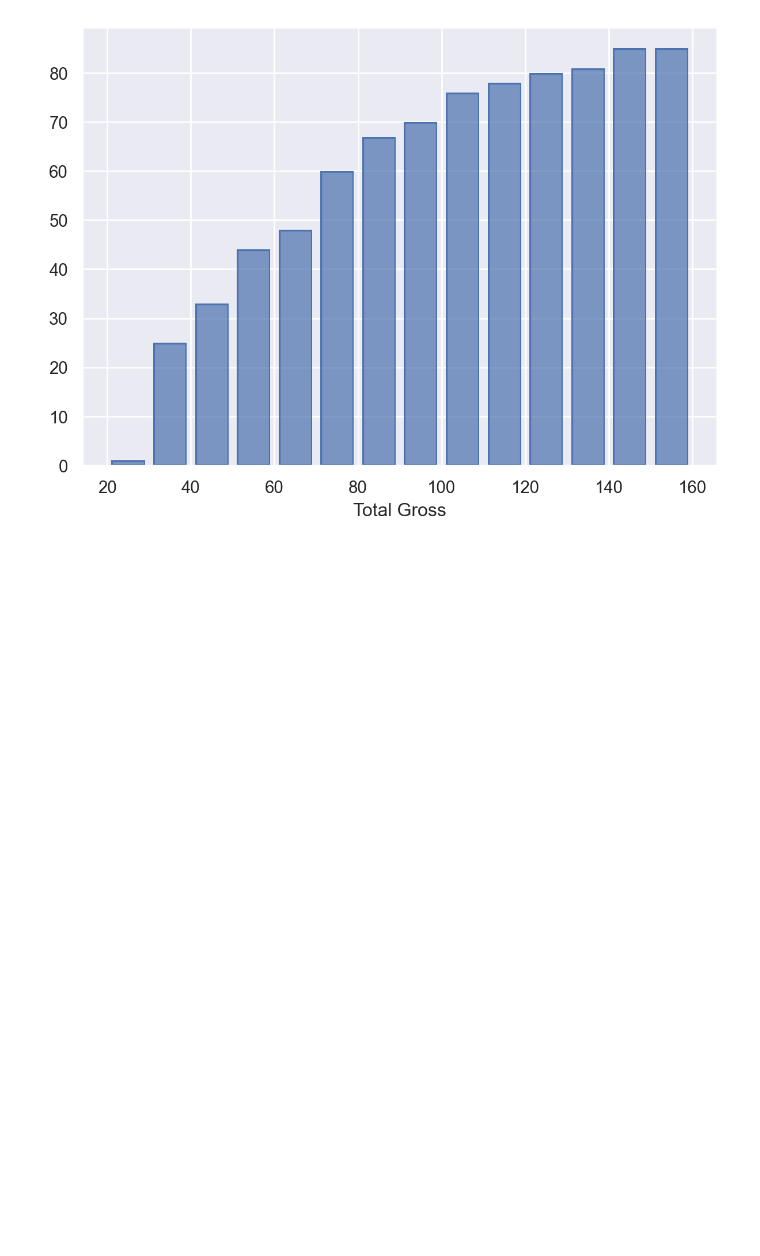
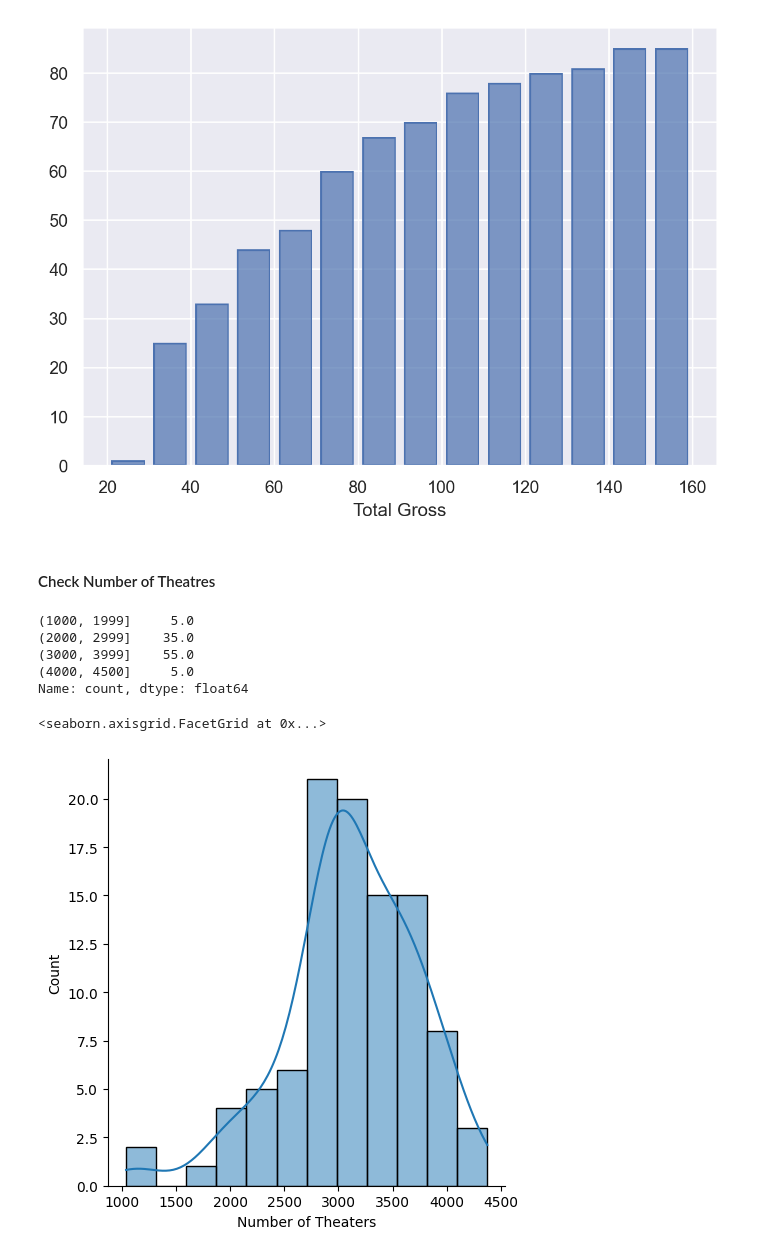
Before and after one commit to zenbaei/Data_Stats_Practice, a Jupyter notebook: Statistics_4_Business_Solutions.ipynb, the cells around one changed output. Saved outputs shown, nothing was run; the diff lists cells and outputs as text; code cells hidden in the pictures; blank space fills up the shorter version.

```diff
--- a/Statistics_4_Business_Solutions.ipynb
+++ b/Statistics_4_Business_Solutions.ipynb
@@ -954,3 +969,24 @@ so.Plot(movies, x = 'Total Gross').add(so.Area(), so.KDE())
 so.Plot(movies, x = 'Total Gross').add(so.Bar(), so.Hist(bins = bins, cumulative=True))
 # %% [output]
 [figure]
+# %% [markdown]
+#### Check Number of Theatres
+# %%
+# convert string to float
+movies['Number of Theaters'].replace(',','', regex=True, inplace=True)
+#pd.to_numeric(movies['Number of Theaters'])
+movies['Number of Theaters'] = movies['Number of Theaters'].astype(int)
+bins = pd.IntervalIndex.from_tuples([(1000, 1999), (2000, 2999) , (3000, 3999), (4000, 4500)])
+out = movies['Number of Theaters'].value_counts(bins=bins, sort=False)
+out / len(movies) * 100
+# %% [output]
+(1000, 1999]     5.0
+(2000, 2999]    35.0
+(3000, 3999]    55.0
+(4000, 4500]     5.0
+Name: count, dtype: float64
+# %%
+sns.displot(data = movies, x='Number of Theaters', kde= True)
+# %% [output]
+<seaborn.axisgrid.FacetGrid at 0x...>
+[figure, added]
```
Also changed, not shown: parts of 13 cells of this notebook, 14 other files.
